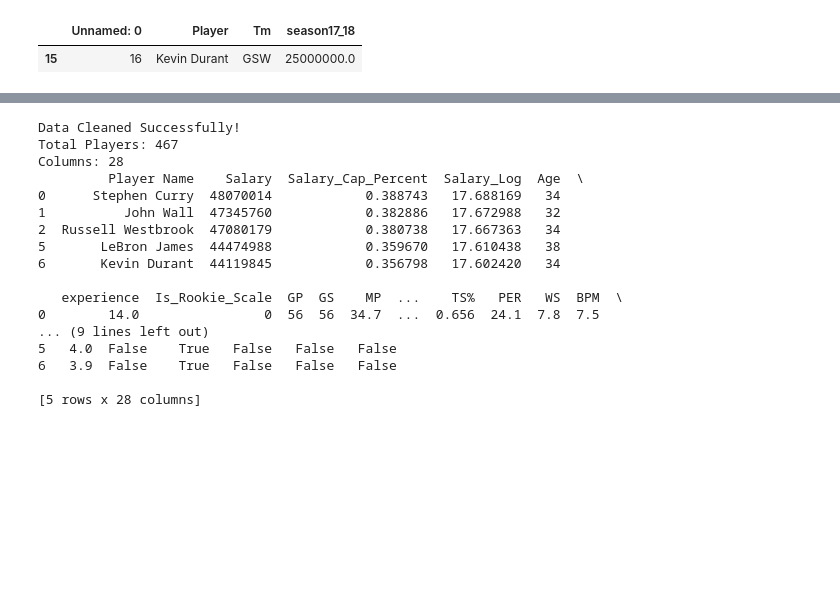
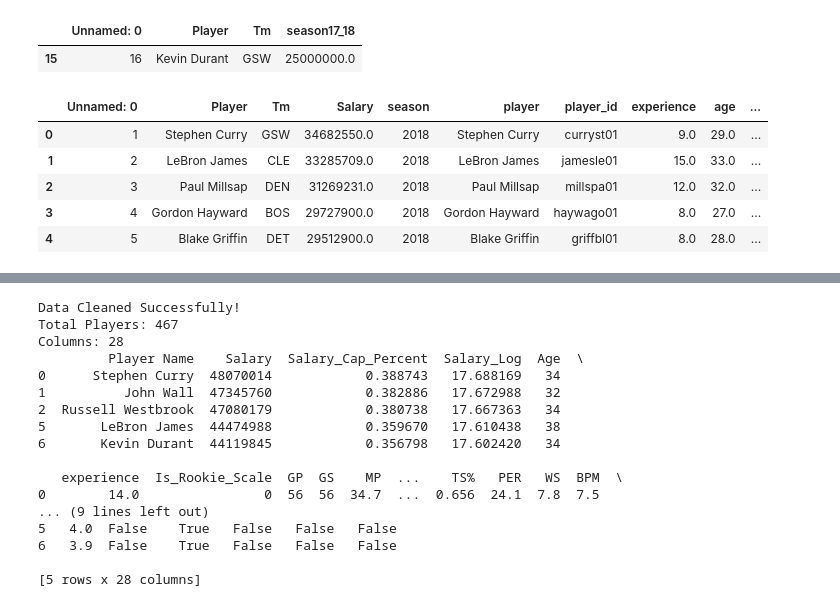
Before and after one commit to jryuuu22/Projects, a Jupyter notebook: Copy_of_Eclipse_Analytics.ipynb, the cells around one changed output, grey strips where cells are left out. Saved outputs shown, nothing was run; the diff lists cells and outputs as text; code cells hidden in the pictures; blank space fills up the shorter version.

```diff
--- a/Copy_of_Eclipse_Analytics.ipynb
+++ b/Copy_of_Eclipse_Analytics.ipynb
@@ -160,0 +166,29 @@ main_df = main_df.drop_duplicates(subset=['Player Name'])
+# %%
+# Create 2017/2018 Dataset
+df_2018_salary  = salary2_df.copy()
+df_2018_salary['season'] = 2018
+
+df_meta_2018 = df_meta[df_meta['season'] == 2018][['player', 'player_id', 'experience', 'age']]
+
+df_2018 = pd.merge(
+    df_2018_salary,
+    df_meta_2018,
+    left_on = "Player",
+    right_on = "player",
+    how="left"
+)
+df_2018.rename(columns={'season17_18': 'Salary'}, inplace=True)
+
+df_2018['Salary_Cap_Percent'] = df_2018['Salary'] / SALARY_CAPS[2018]
+df_2018['Salary_Log'] = np.log1p(df_2018['Salary'])
+df_2018['Age_Squared'] = df_2018['age'] ** 2
+df_2018['Is_Rookie_Scale'] = (df_2018['experience'] <= 4).astype(int)
+# %%
+df_2018.head()
+# %% [output]
+|  | Unnamed: 0 | Player | Tm | Salary | season | player | player_id | experience | age | ... |
+| 0 | 1 | Stephen Curry | GSW | 34682550.0 | 2018 | Stephen Curry | curryst01 | 9.0 | 29.0 | ... |
+| 1 | 2 | LeBron James | CLE | 33285709.0 | 2018 | LeBron James | jamesle01 | 15.0 | 33.0 | ... |
+| 2 | 3 | Paul Millsap | DEN | 31269231.0 | 2018 | Paul Millsap | millspa01 | 12.0 | 32.0 | ... |
+| 3 | 4 | Gordon Hayward | BOS | 29727900.0 | 2018 | Gordon Hayward | haywago01 | 8.0 | 27.0 | ... |
+| 4 | 5 | Blake Griffin | DET | 29512900.0 | 2018 | Blake Griffin | griffbl01 | 8.0 | 28.0 | ... |
```
Also changed, not shown: parts of 14 cells of this notebook.
